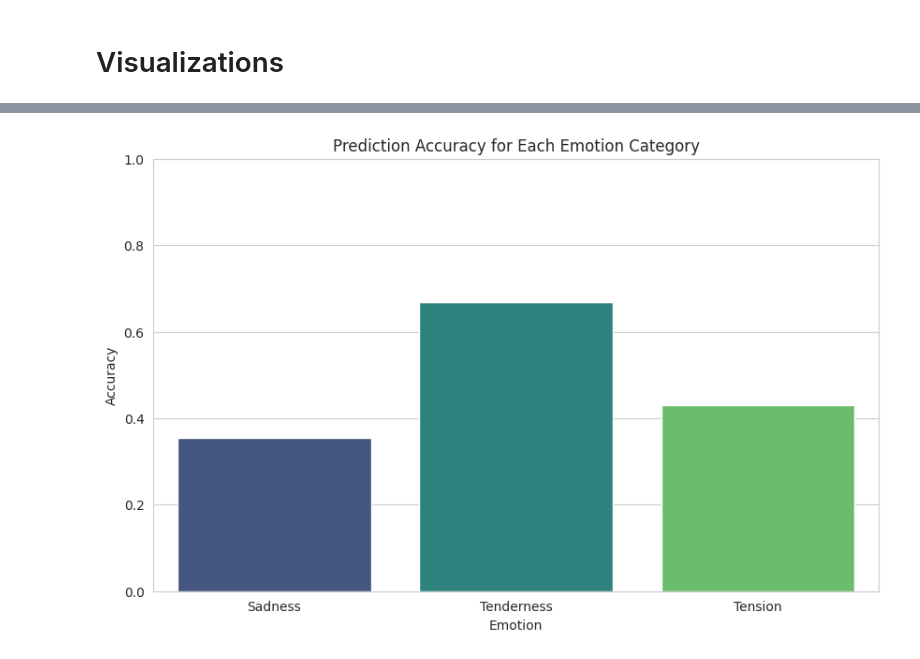
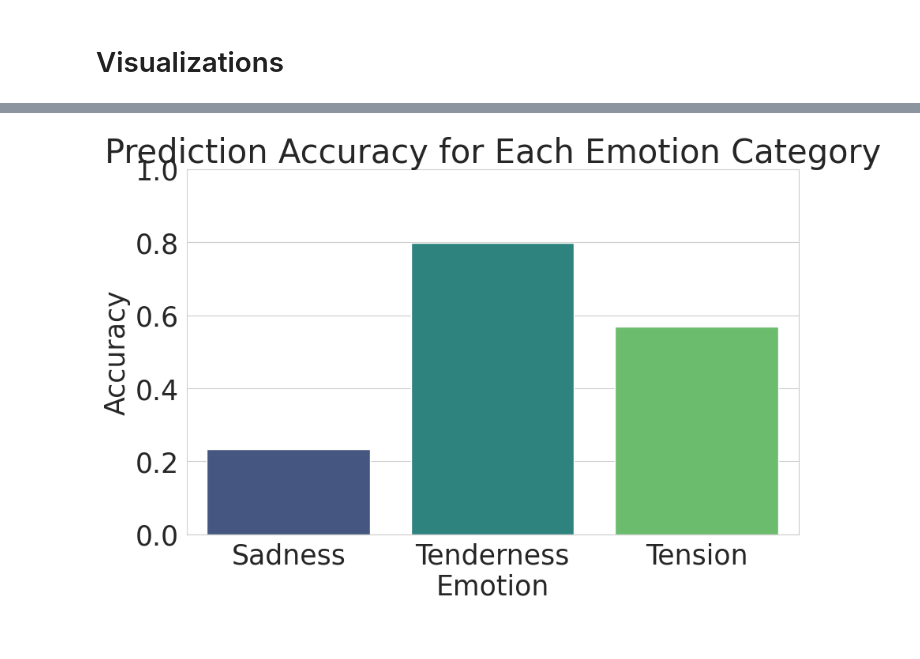
Before and after one commit to glazar01/lyric-pulse-sentiment-analysis, a Jupyter notebook: models/lyrics_analysis_all_models.ipynb, the cells around one changed output, grey strips where cells are left out. Cells and saved outputs as stored; diff of their text form; code cells hidden in the pictures.

Commit message:
add(): visualizations

```diff
--- a/models/lyrics_analysis_all_models.ipynb
+++ b/models/lyrics_analysis_all_models.ipynb
@@ -495,25 +561,20 @@ plt.show()
 # %%
-import numpy as np
-from sklearn.metrics import confusion_matrix
-import matplotlib.pyplot as plt
-import seaborn as sns
-
 # Calculate the confusion matrix
-cm = confusion_matrix(original_emotion, mapped_emotion, labels=list(emotion_mapping.values()))
+cm = confusion_matrix(s_original_emotions, s_mapped_predictions[0], labels=list(unique_labels))
 
 # Calculate per-category accuracy
 accuracies = cm.diagonal() / cm.sum(axis=1)
 
 # Mapping of emotions to their accuracies
-emotion_accuracy = dict(zip(list(emotion_mapping.values()), accuracies))
+emotion_accuracy = dict(zip(list(unique_labels), accuracies))
 
 # Visualize the accuracies
 plt.figure(figsize=(10, 6))
 sns.barplot(x=list(emotion_accuracy.keys()), y=list(emotion_accuracy.values()), palette="viridis")
 plt.title('Prediction Accuracy for Each Emotion Category')
 plt.ylabel('Accuracy')
 plt.xlabel('Emotion')
 plt.ylim(0, 1)  # Setting y-axis limits to be between 0 and 1 for clarity
 plt.show()
 # %% [output]
-[figure, old version]
+[figure, new version]
```
Also changed, not shown: parts of 23 cells of this notebook.
